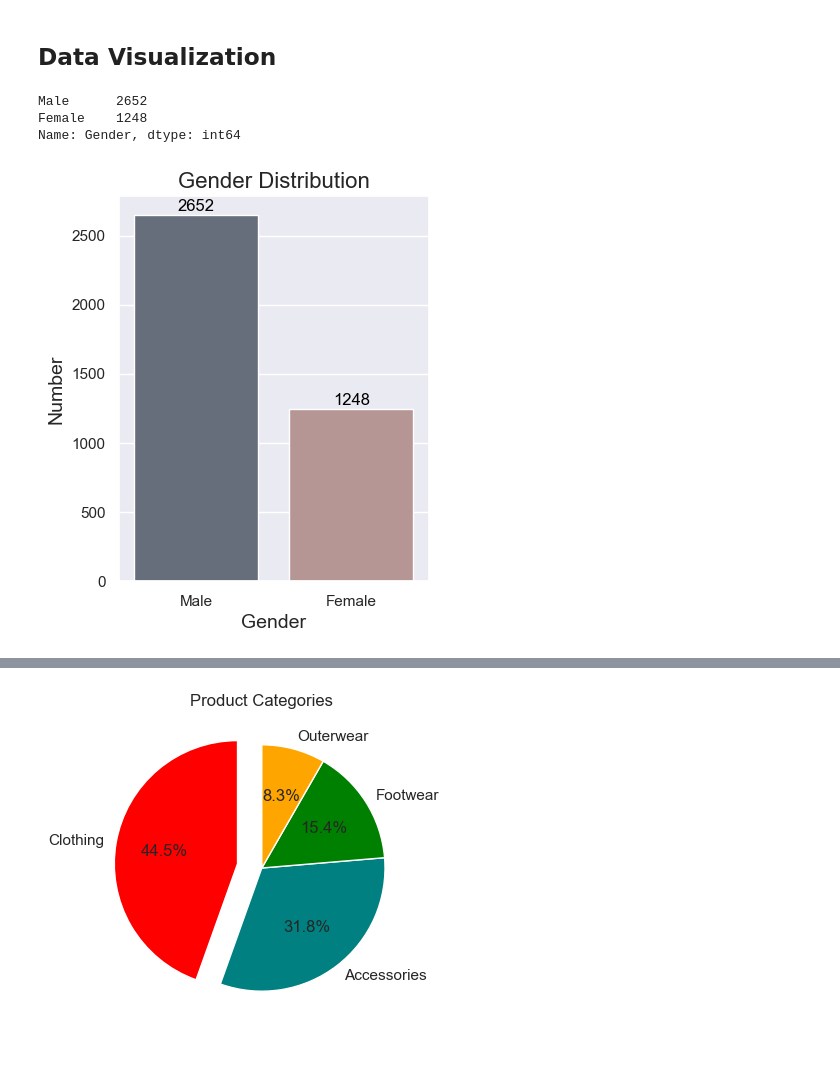
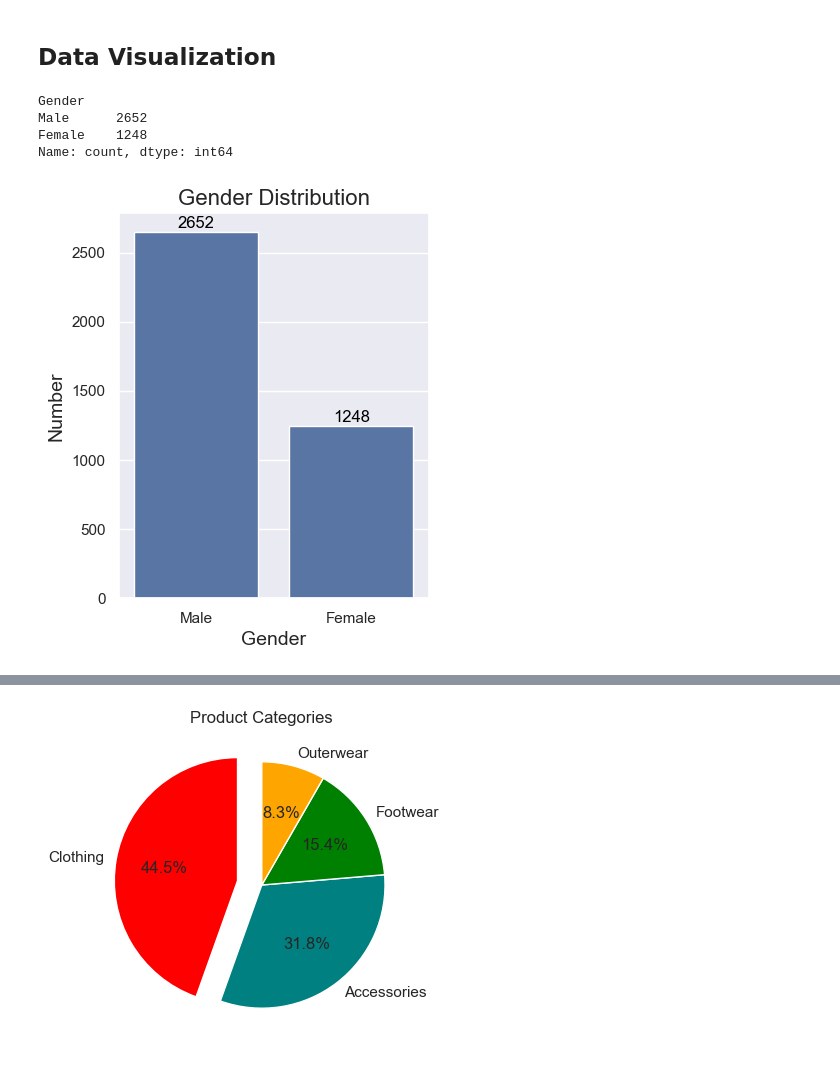
Before and after one commit to MariaAma/3.DataVisualizationPython_ShoppingTrend, a Jupyter notebook: Shopping_trend.ipynb, the cells around one changed output, grey strips where cells are left out. Saved outputs shown, nothing was run; the diff lists cells and outputs as text; code cells hidden in the pictures.

```diff
--- a/Shopping_trend.ipynb
+++ b/Shopping_trend.ipynb
@@ -97,23 +97,24 @@ df.describe().transpose()[1:5]
 # %%
 #Gender Distribution -Barplot
 gender_counts = df['Gender'].value_counts()
 print(gender_counts)
 
 plt.figure(figsize=(4,5))
 
-ax = sns.barplot(x=gender_counts.index, y=gender_counts.values, palette=["#616D7E", "rosybrown"])
+ax = sns.barplot(x=gender_counts.index, y=gender_counts.values)
 for i, v in enumerate(gender_counts):
     ax.text(i, v + 7 , str(v), ha='center', va='bottom', fontsize=12, color='black')
 
 plt.xlabel('Gender', fontsize=14)
 plt.ylabel('Number', fontsize=14)
 plt.title('Gender Distribution', fontsize=16)
 plt.show()
 # %% [output]
+Gender
 Male      2652
 Female    1248
-Name: Gender, dtype: int64
+Name: count, dtype: int64
-[figure, old version]
+[figure, new version]
 # %%
 #Categories of Items Purchased -Barplot
 items = df['Item Purchased'].value_counts()
```
Also changed, not shown: parts of 15 cells of this notebook.
